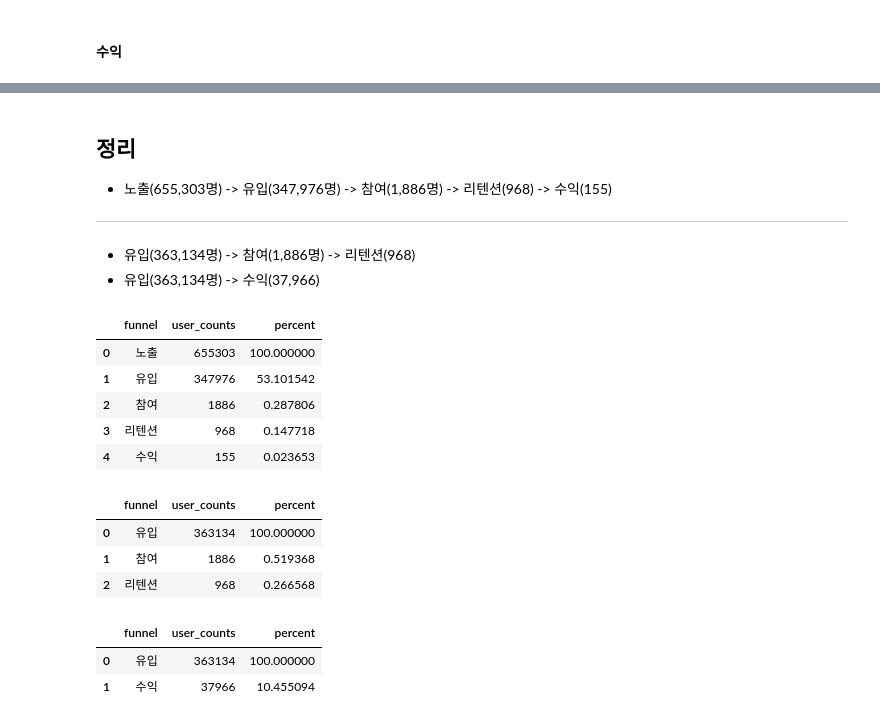
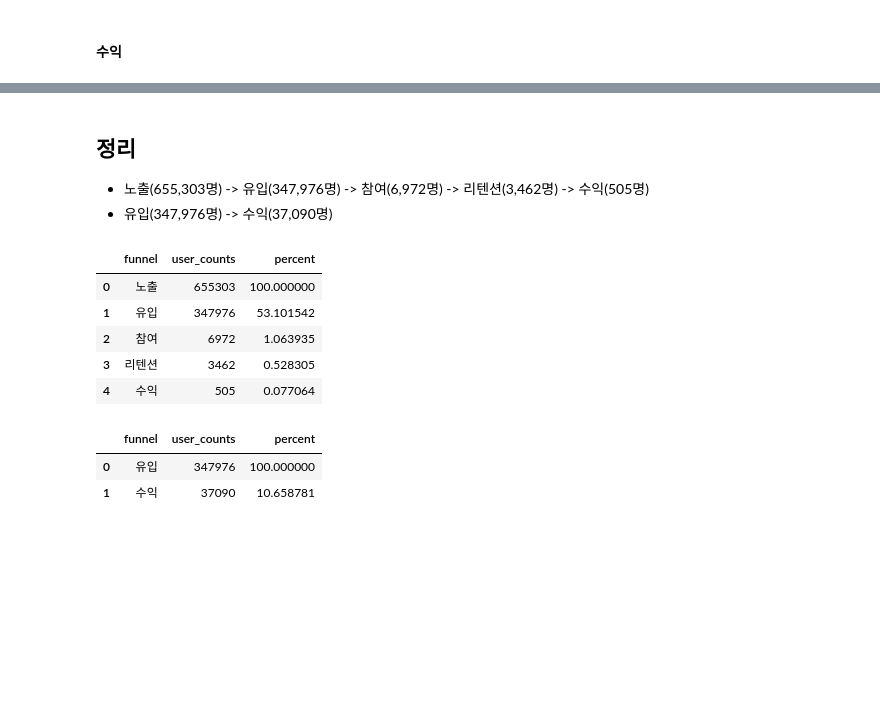
Before and after one commit to EtheriumArchive/Codeit_project, a Jupyter notebook: eda_eunsu_v4.ipynb, the cells around one changed output, grey strips where cells are left out. Saved outputs shown, nothing was run; the diff lists cells and outputs as text; code cells hidden in the pictures; blank space fills up the shorter version.

```diff
--- a/eda_eunsu_v4.ipynb
+++ b/eda_eunsu_v4.ipynb
@@ -936,49 +962,33 @@ len(be_payment_user)
 # %% [markdown]
 ## 정리
-- 노출(655,303명) -> 유입(347,976명) -> 참여(1,886명) -> 리텐션(968) -> 수익(155)
----
-- 유입(363,134명) -> 참여(1,886명) -> 리텐션(968)
-- 유입(363,134명) -> 수익(37,966)
+- 노출(655,303명) -> 유입(347,976명) -> 참여(6,972명) -> 리텐션(3,462명) -> 수익(505명)
+- 유입(347,976명) -> 수익(37,090명)
 # %%
 # abcde
 abcde = pd.DataFrame({
     'funnel': ['노출', '유입', '참여', '리텐션', '수익'],
-    'user_counts': [655303, 347976, 1886, 968, 155]
+    'user_counts': [655303, 347976, 6972, 3462, 505]
 })
 
 abcde['percent'] = abcde['user_counts'] / 655303 * 100
 abcde
 # %% [output]
 |  | funnel | user_counts | percent |
 | 0 | 노출 | 655303 | 100.000000 |
 | 1 | 유입 | 347976 | 53.101542 |
-| 2 | 참여 | 1886 | 0.287806 |
-| 3 | 리텐션 | 968 | 0.147718 |
-| 4 | 수익 | 155 | 0.023653 |
+| 2 | 참여 | 6972 | 1.063935 |
+| 3 | 리텐션 | 3462 | 0.528305 |
+| 4 | 수익 | 505 | 0.077064 |
-# %%
-# bcd
-bcd = pd.DataFrame({
-    'funnel': ['유입', '참여', '리텐션'],
-    'user_counts': [363134, 1886, 968]
-})
-
-bcd['percent'] = bcd['user_counts'] / 363134 * 100
-bcd
-# %% [output]
-|  | funnel | user_counts | percent |
-| 0 | 유입 | 363134 | 100.000000 |
-| 1 | 참여 | 1886 | 0.519368 |
-| 2 | 리텐션 | 968 | 0.266568 |
 # %%
 # be
 be = pd.DataFrame({
     'funnel': ['유입', '수익'],
-    'user_counts': [363134, 37966]
+    'user_counts': [347976, 37090]
 })
 
-be['percent'] = be['user_counts'] / 363134 * 100
+be['percent'] = be['user_counts'] / 347976 * 100
 be
 # %% [output]
 |  | funnel | user_counts | percent |
-| 0 | 유입 | 363134 | 100.000000 |
-| 1 | 수익 | 37966 | 10.455094 |
+| 0 | 유입 | 347976 | 100.000000 |
+| 1 | 수익 | 37090 | 10.658781 |
```
Also changed, not shown: parts of 25 cells of this notebook.
